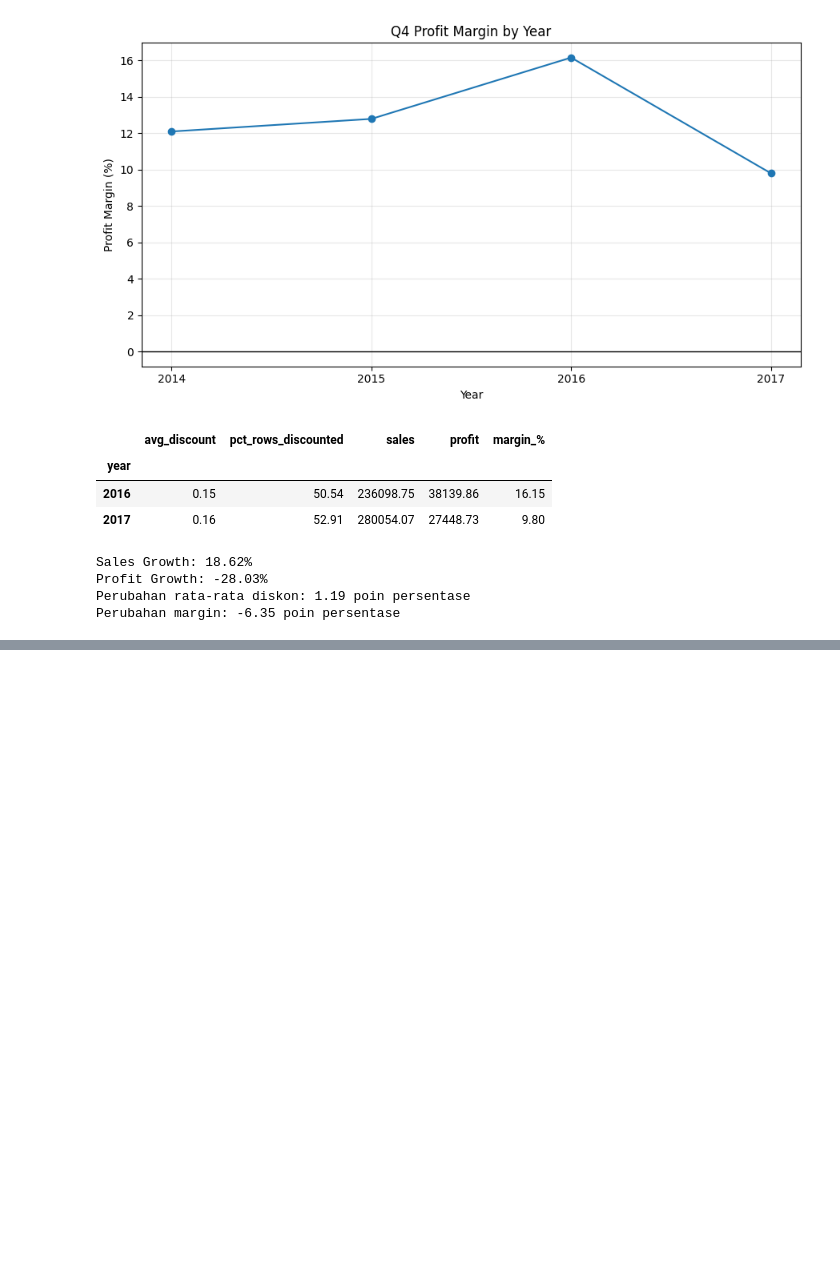
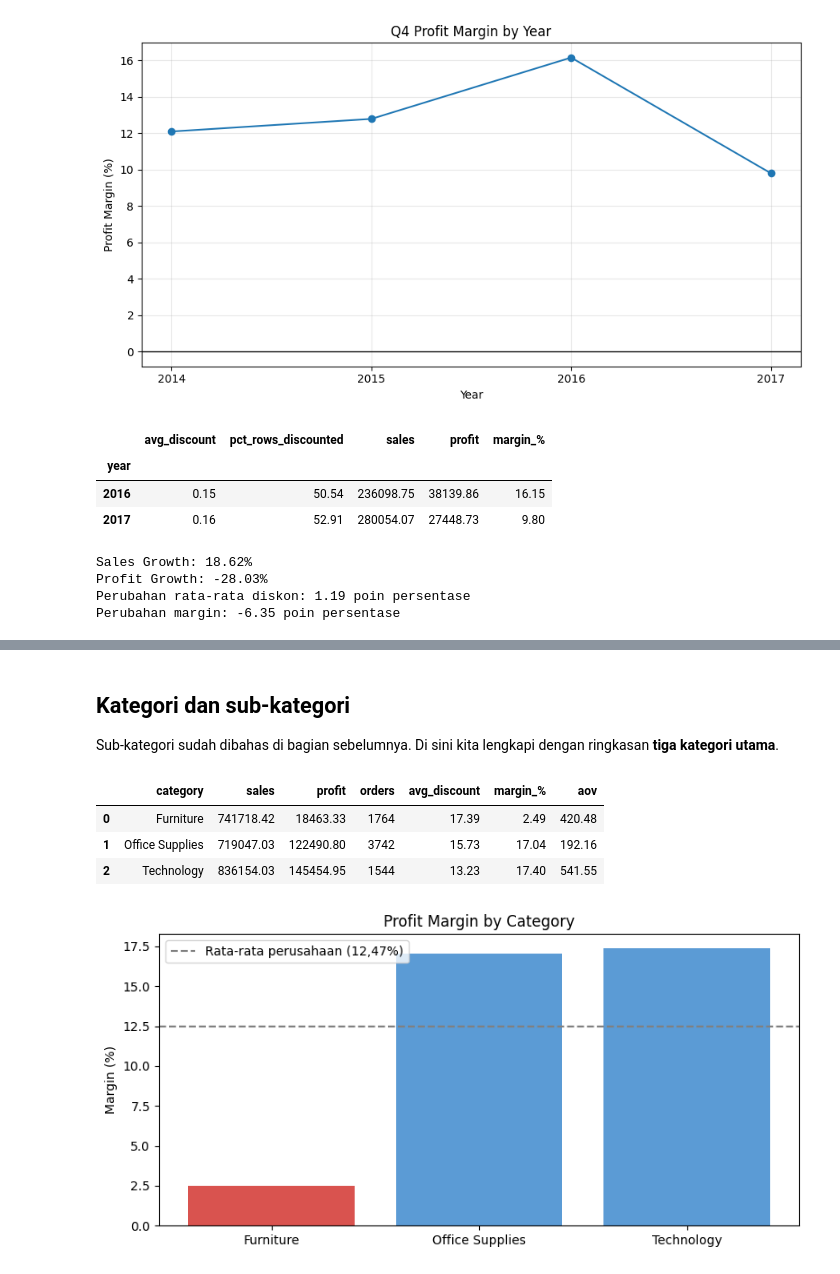
Before and after one commit to Iqbalfaridzi23/sales-performance-analysis, a Jupyter notebook: notebooks/03_eda.ipynb, the cells around one changed output, grey strips where cells are left out. Cells and saved outputs as stored; diff of their text form; code cells hidden in the pictures; blank space fills up the shorter version.

```diff
--- a/notebooks/03_eda.ipynb
+++ b/notebooks/03_eda.ipynb
@@ -639,0 +709,30 @@ Jika dibandingkan dengan seluruh periode Q4, rata-rata diskon tahun 2017 bukan y
+# %%
+def performa(kolom, data=df):
+    t = (data.groupby(kolom)
+             .agg(sales=('sales', 'sum'),
+                  profit=('profit', 'sum'),
+                  orders=('order_id', 'nunique'),
+                  avg_discount=('discount', 'mean'))
+             .reset_index())
+    t['margin_%'] = t['profit'] / t['sales'] * 100
+    t['aov'] = t['sales'] / t['orders']
+    t['avg_discount'] = t['avg_discount'] * 100
+    return t.sort_values('profit')
+# %% [markdown]
+## Kategori dan sub-kategori
+Sub-kategori sudah dibahas di bagian sebelumnya. Di sini kita lengkapi dengan ringkasan **tiga kategori utama**.
+# %%
+kategori = performa('category')
+display(kategori.round(2))
+
+fig, ax = plt.subplots(figsize=(8, 4))
+ax.bar(kategori['category'], kategori['margin_%'], color=['#d9534f', '#5b9bd5', '#5b9bd5'])
+ax.axhline(total_profit / total_sales * 100, ls='--', color='gray', label='Rata-rata perusahaan (12,47%)')
+ax.set_title('Profit Margin by Category'); ax.set_ylabel('Margin (%)'); ax.legend()
+plt.tight_layout(); plt.show()
+# %% [output]
+|  | category | sales | profit | orders | avg_discount | margin_% | aov |
+| 0 | Furniture | 741718.42 | 18463.33 | 1764 | 17.39 | 2.49 | 420.48 |
+| 1 | Office Supplies | 719047.03 | 122490.80 | 3742 | 15.73 | 17.04 | 192.16 |
+| 2 | Technology | 836154.03 | 145454.95 | 1544 | 13.23 | 17.40 | 541.55 |
+[figure, added]
```
Also changed, not shown: parts of 29 cells of this notebook, 10 other files.
